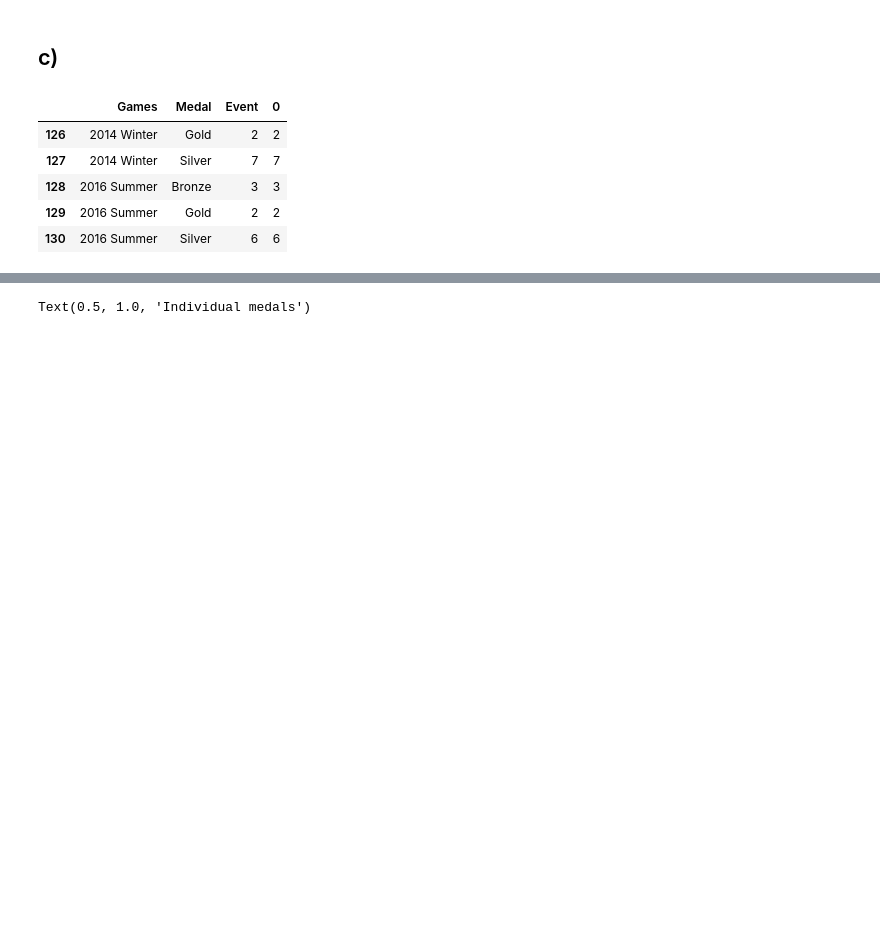
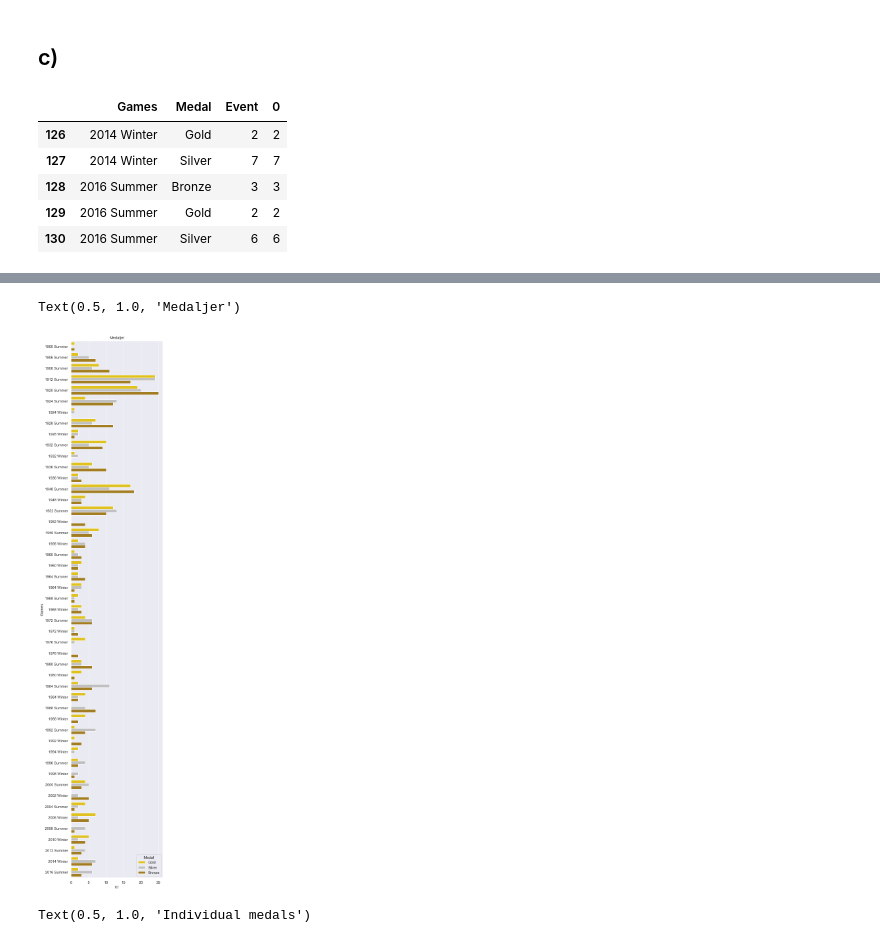
Before and after one commit to Erik-M-Larsson/Databehandling-OS-projekt-Felix-Tjernberg-Erik-Larsson, a Jupyter notebook: uppgift-0-1.ipynb, the cells around one changed output, grey strips where cells are left out. Saved outputs shown, nothing was run; the diff lists cells and outputs as text; code cells hidden in the pictures; blank space fills up the shorter version.

```diff
--- a/uppgift-0-1.ipynb
+++ b/uppgift-0-1.ipynb
@@ -225,3 +225,9 @@ swedish_medal_counts.tail()
 | 128 | 2016 Summer | Bronze | 3 | 3 |
 | 129 | 2016 Summer | Gold | 2 | 2 |
 | 130 | 2016 Summer | Silver | 6 | 6 |
+# %%
+apa = swedish_athletes.dropna(subset=['Medal'])
+apa.sort_values(by="Games", inplace=True)
+apa.drop_duplicates(subset=["Games", "Event", "Medal"], inplace=True)
+apa2 = apa.groupby(by=["Games", "Medal"]).count().reset_index()
+apa2
@@ -228,3 +252,9 @@ swedish_medal_counts.tail()
+# %%
+sns.set(rc={"figure.figsize":(5, 30)})
+sns.barplot(data=apa2, x="ID", y='Games', hue="Medal", hue_order=["Gold", "Silver", "Bronze"], palette={"Gold": "gold", "Silver": "silver", "Bronze": "darkgoldenrod"}).set_title('Medaljer')
+# %% [output]
+Text(0.5, 1.0, 'Medaljer')
+[figure, added]
 # %%
 sns.set(rc={"figure.figsize":(5, 30)})
 sns.barplot(data=swedish_medal_counts, y='Games', x='Event', hue='Medal').set_title('Individual medals')
```
Also changed, not shown: parts of 1 cell of this notebook.
